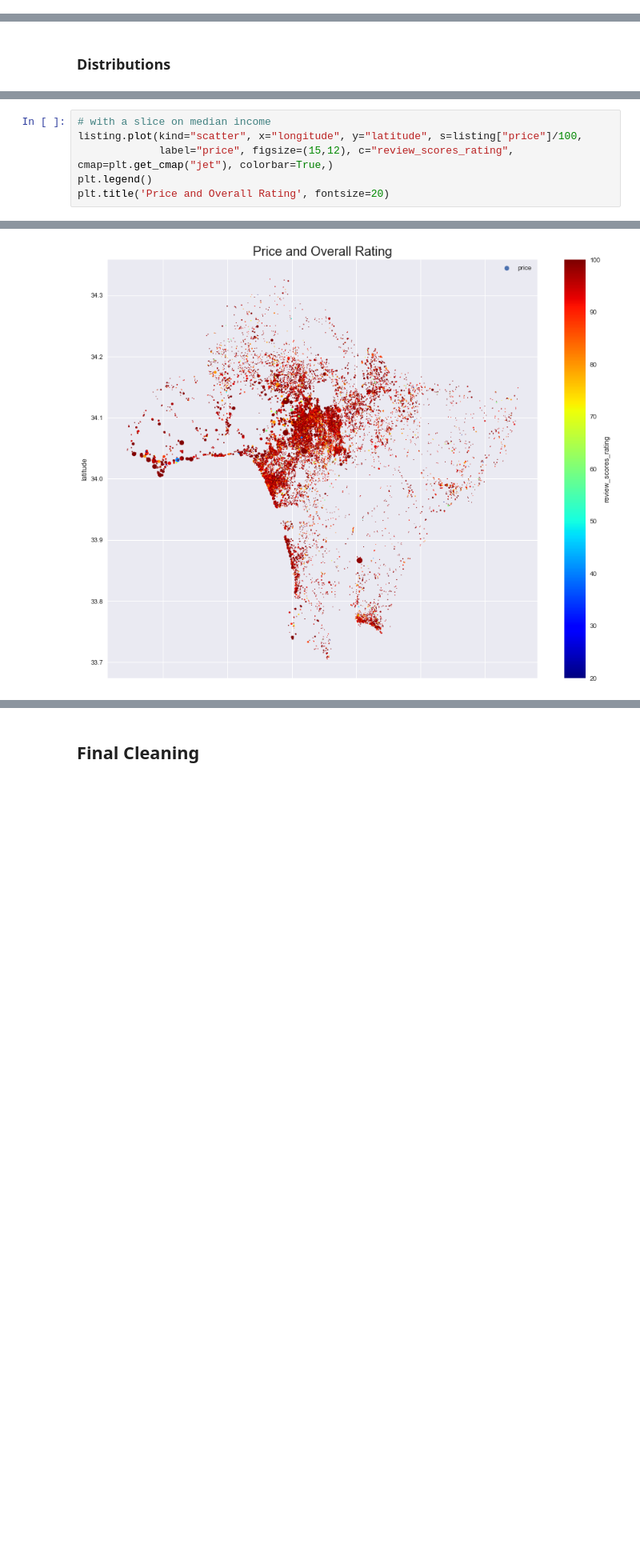
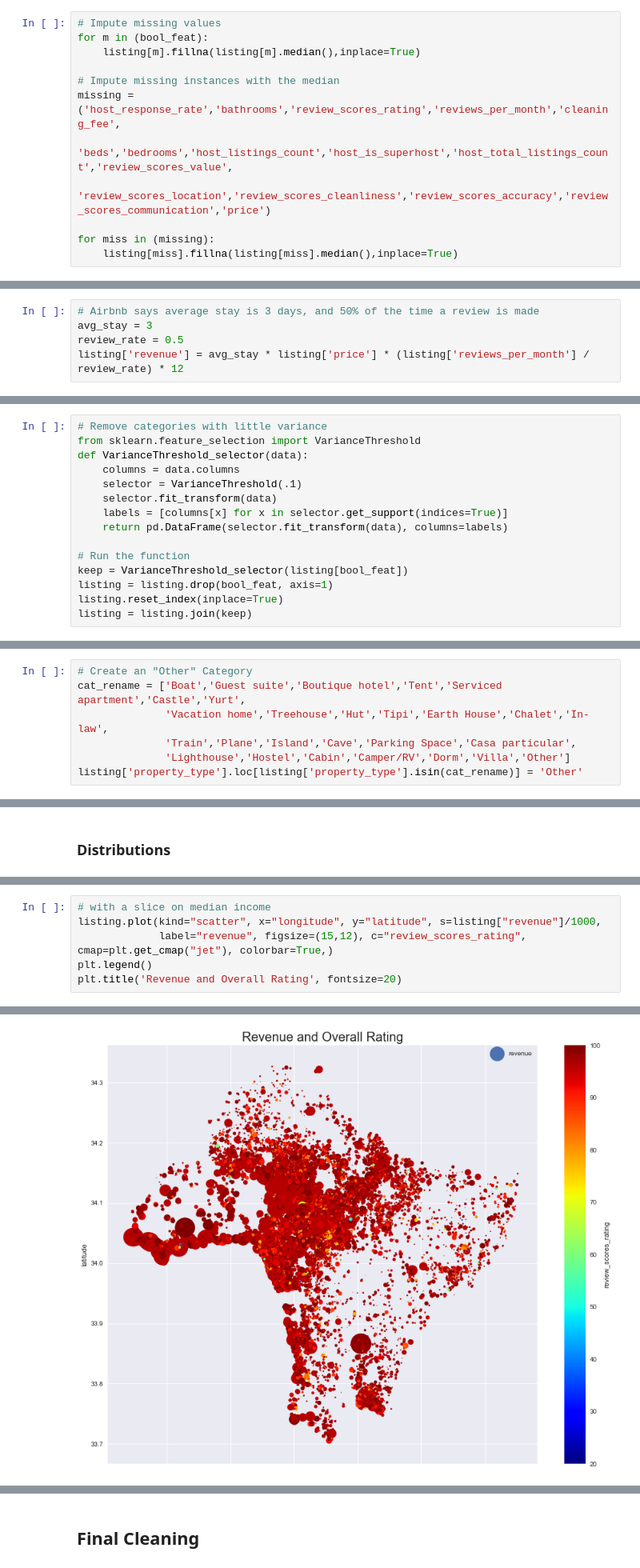
Before and after one commit to csmangum/portfolio, a Jupyter notebook: Projects/Profit_Prediction/Part1_Cleaning.ipynb, the cells around one changed output, grey strips where cells are left out. Shown at 80% size. Saved outputs shown, nothing was run; the diff lists cells and outputs as text; blank space fills up the shorter version.

```diff
--- a/Projects/Profit_Prediction/Part1_Cleaning.ipynb
+++ b/Projects/Profit_Prediction/Part1_Cleaning.ipynb
@@ -94,0 +130,12 @@ listing = listing.query('latitude>33.6')
+# %%
+# Impute missing values
+for m in (bool_feat):
+    listing[m].fillna(listing[m].median(),inplace=True)
+
+# Impute missing instances with the median
+missing = ('host_response_rate','bathrooms','review_scores_rating','reviews_per_month','cleaning_fee',
+           'beds','bedrooms','host_listings_count','host_is_superhost','host_total_listings_count','review_scores_value',
+           'review_scores_location','review_scores_cleanliness','review_scores_accuracy','review_scores_communication','price')
+
+for miss in (missing):
+    listing[miss].fillna(listing[miss].median(),inplace=True)
@@ -95,2 +144,7 @@ listing = listing.query('latitude>33.6')
+# %%
+# Airbnb says average stay is 3 days, and 50% of the time a review is made
+avg_stay = 3
+review_rate = 0.5
+listing['revenue'] = avg_stay * listing['price'] * (listing['reviews_per_month'] / review_rate) * 12
 # %% [markdown]
 ### Categorical Feature Analysis
@@ -123,3 +151,18 @@ sns.countplot(listing['require_guest_phone_verification'], color="blue", ax=axes
+# %%
+# Remove categories with little variance
+from sklearn.feature_selection import VarianceThreshold
+def VarianceThreshold_selector(data):
+    columns = data.columns
+    selector = VarianceThreshold(.1)
+    selector.fit_transform(data)
+    labels = [columns[x] for x in selector.get_support(indices=True)]
+    return pd.DataFrame(selector.fit_transform(data), columns=labels)
+
+# Run the function
+keep = VarianceThreshold_selector(listing[bool_feat])
+listing = listing.drop(bool_feat, axis=1)
+listing.reset_index(inplace=True)
+listing = listing.join(keep)
 # %%
 # Categorical plots
 f, axes = plt.subplots(figsize=(15, 6))
@@ -150,0 +215,7 @@ sns.countplot(listing['cancellation_policy']).set_title('Cancellation Policy', f
+# %%
+# Create an "Other" Category
+cat_rename = ['Boat','Guest suite','Boutique hotel','Tent','Serviced apartment','Castle','Yurt',
+              'Vacation home','Treehouse','Hut','Tipi','Earth House','Chalet','In-law',
+              'Train','Plane','Island','Cave','Parking Space','Casa particular',
+              'Lighthouse','Hostel','Cabin','Camper/RV','Dorm','Villa','Other']
+listing['property_type'].loc[listing['property_type'].isin(cat_rename)] = 'Other'
@@ -189,9 +264,9 @@ plt.title('Price and Max Guests', fontsize=20)
 # %%
 # with a slice on median income
-listing.plot(kind="scatter", x="longitude", y="latitude", s=listing["price"]/100,
-             label="price", figsize=(15,12), c="review_scores_rating", cmap=plt.get_cmap("jet"), colorbar=True,)
+listing.plot(kind="scatter", x="longitude", y="latitude", s=listing["revenue"]/1000,
+             label="revenue", figsize=(15,12), c="review_scores_rating", cmap=plt.get_cmap("jet"), colorbar=True,)
 plt.legend()
-plt.title('Price and Overall Rating', fontsize=20)
+plt.title('Revenue and Overall Rating', fontsize=20)
 # %% [output]
 <matplotlib.text.Text at 0x...>
-[figure, old version]
+[figure, new version]
```
Also changed, not shown: parts of 43 cells of this notebook, 1 other file.
